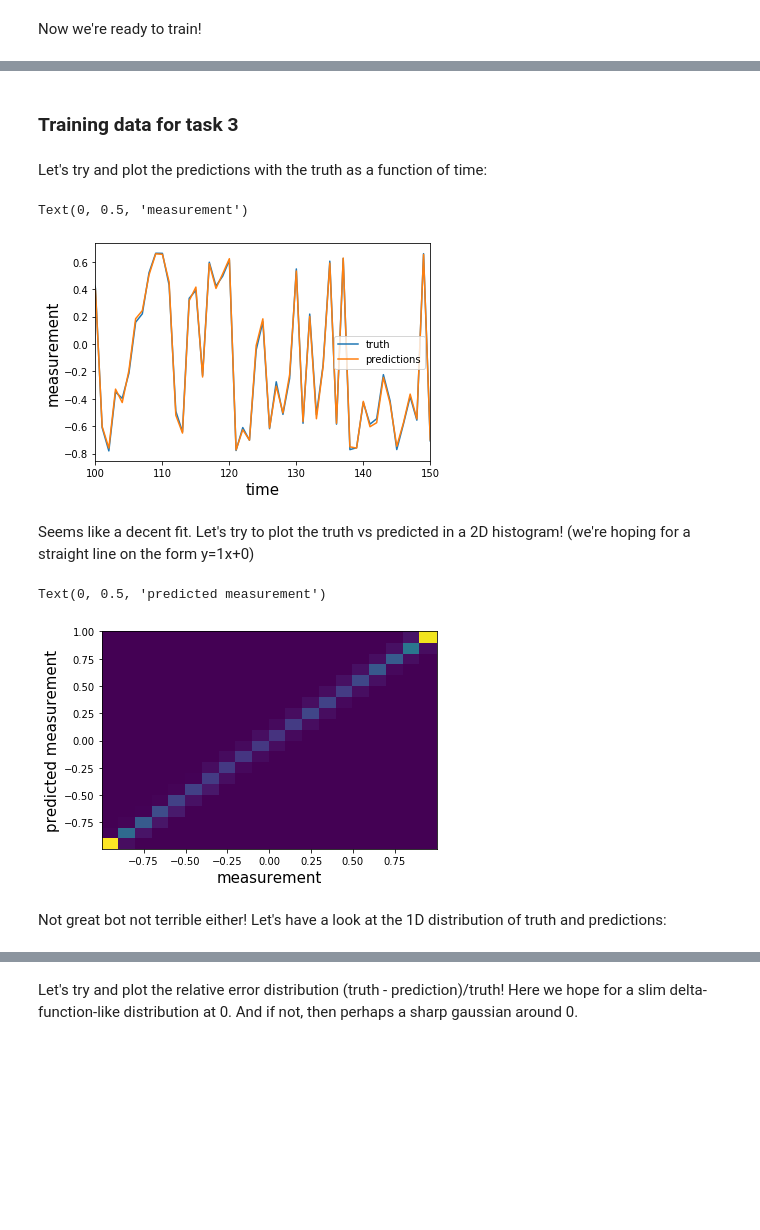
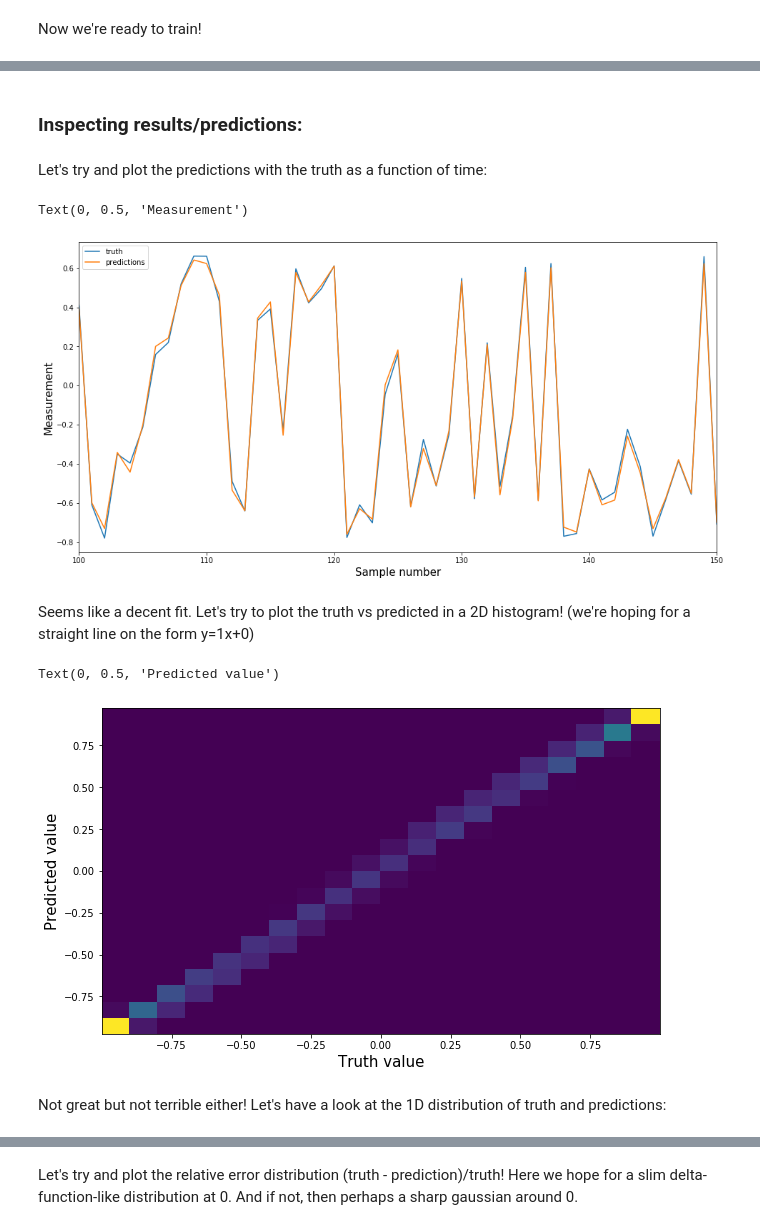
Before and after one commit to AppliedMachineLearningNBI/AppliedML2021, a Jupyter notebook: Week4/SequenceTraining.ipynb, the cells around one changed output, grey strips where cells are left out. Drawn from its saved outputs; the diff is of its cells as text; code cells hidden in the pictures; blank space fills up the shorter version.

```diff
--- a/Week4/SequenceTraining.ipynb
+++ b/Week4/SequenceTraining.ipynb
@@ -74,7 +74,7 @@ series_x = []
 series_y = []
 
 
-for t in range(sequence_length,(len(data)-forecast_horizon)): ## Our t starts at t = sequence_length = 100
+for t in range(sequence_length,(len(data)-forecast_horizon), 1): ## Our t starts at t = sequence_length = 100
     series_x.append(np.array(data[['time','measurement']][(t - sequence_length):t])) # here we select the time and the measurement from the past t-sequence_length observations
     series_y.append(data['measurement'][t+forecast_horizon])# here we select the observed measurement at t+forecast_horizon in the future
 series_x = np.array(series_x)
@@ -143,7 +143,7 @@ model = tf.keras.Model(inputs=ts_inputs, outputs=outputs)
 Now we're ready to train!
 # %%
 learning_rate = 1e-3
-n_epochs = 5
+n_epochs = 3
 batch_size = 50
 model.compile(optimizer=tf.keras.optimizers.Adam(learning_rate=learning_rate),
               loss=tf.keras.losses.MeanSquaredError(),
@@ -164,32 +160,32 @@ Epoch 5/5
 <tensorflow.python.keras.callbacks.History at 0x...>
-# %% [markdown]
-### Training data for task 3
+# %% [markdown]
+### Inspecting results/predictions:
 # %%
 predictions = model.predict(x = series_x_valid)
 # %% [markdown]
 Let's try and plot the predictions with the truth as a function of time:
 # %%
-fig = plt.figure()
+fig = plt.figure(figsize=(16,8))
 plt.plot(series_y_valid,label = 'truth')
 plt.plot(predictions, label = 'predictions')
 plt.legend()
 plt.xlim(100,150)
-plt.xlabel('time', size = 15)
-plt.ylabel('measurement', size = 15)
+plt.xlabel('Sample number', size = 15)
+plt.ylabel('Measurement', size = 15)
 # %% [output]
-Text(0, 0.5, 'measurement')
+Text(0, 0.5, 'Measurement')
-[figure, old version]
+[figure, new version]
 # %% [markdown]
 Seems like a decent fit. Let's try to plot the truth vs predicted in a 2D histogram! (we're hoping for a straight line on the form y=1x+0)
 # %%
-fig = plt.figure()
+fig = plt.figure(figsize=(10,6))
 plt.hist2d(scaler_measurement.inverse_transform(series_y_valid.reshape(-1,1))[:,0],scaler_measurement.inverse_transform(predictions[:,0].reshape(-1,1))[:,0], bins = 20)
-plt.xlabel('measurement', size = 15)
-plt.ylabel('predicted measurement', size = 15)
+plt.xlabel('Truth value', size = 15)
+plt.ylabel('Predicted value', size = 15)
 # %% [output]
-Text(0, 0.5, 'predicted measurement')
+Text(0, 0.5, 'Predicted value')
-[figure, old version]
+[figure, new version]
 # %% [markdown]
-Not great bot not terrible either! Let's have a look at the 1D distribution of truth and predictions:
+Not great but not terrible either! Let's have a look at the 1D distribution of truth and predictions:
 # %%
 bins = np.arange(-1,1, 0.01)
```
Also changed, not shown: parts of 4 cells of this notebook.
